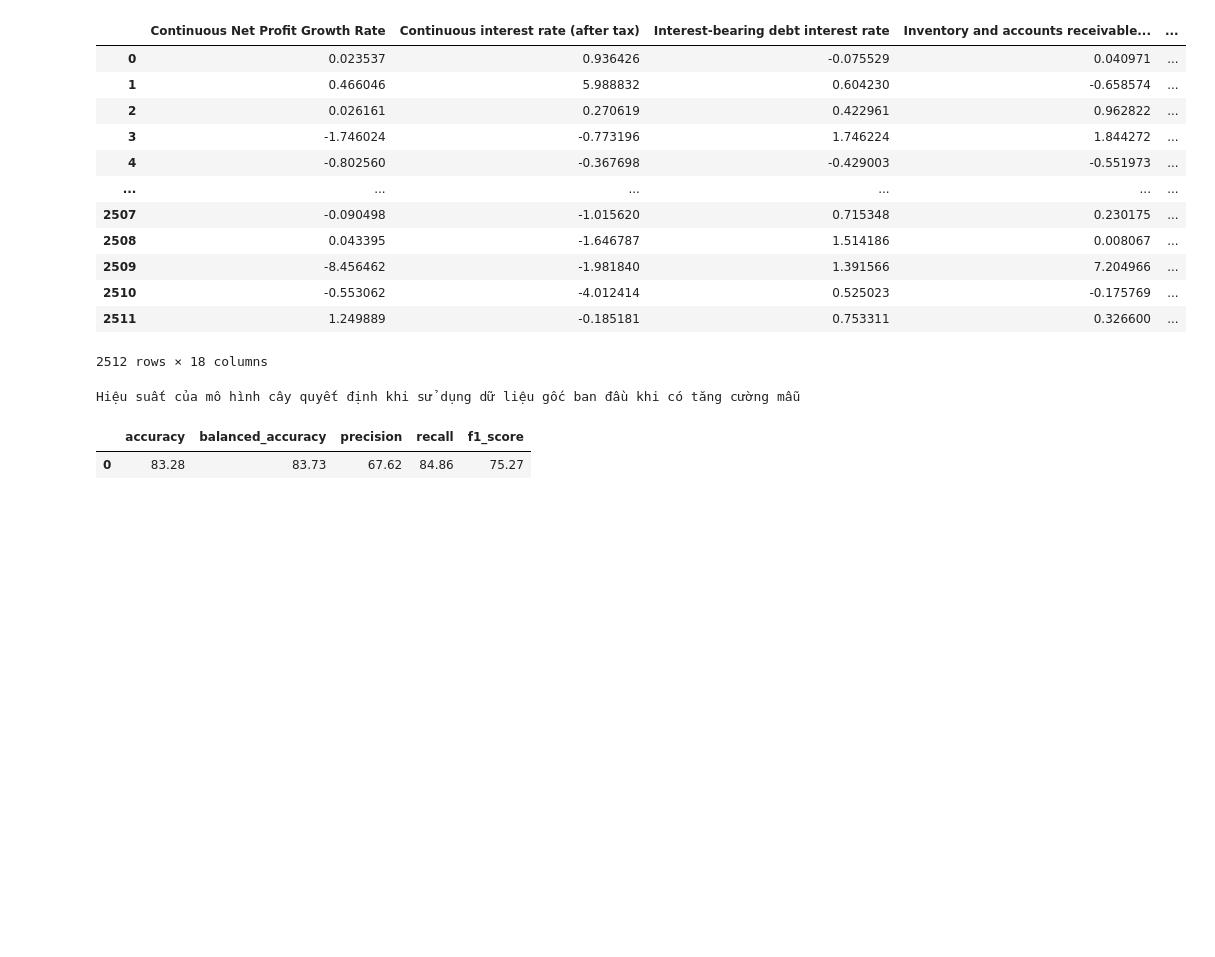
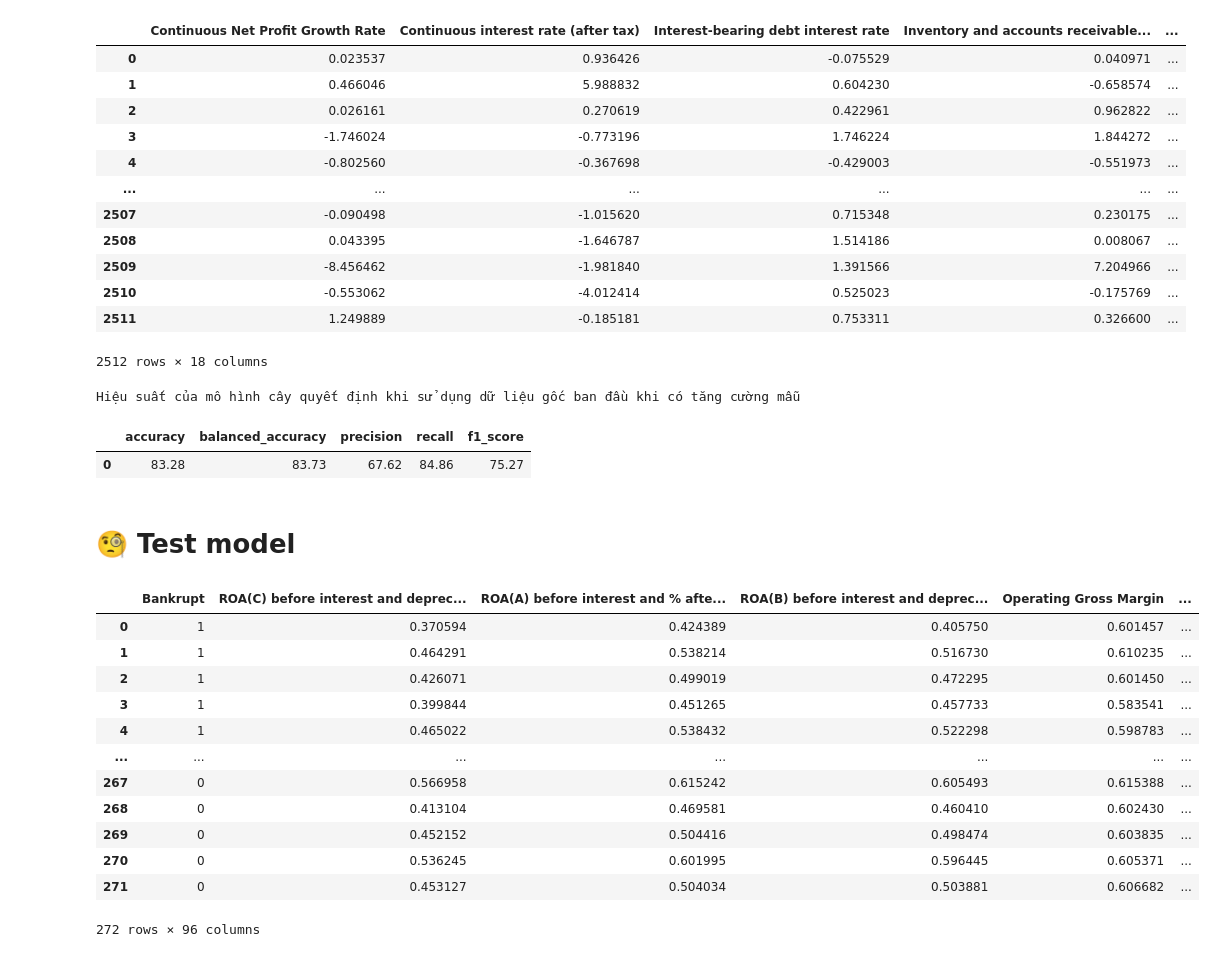
Before and after one commit to vovantri123/CK_Python, a Jupyter notebook: CK.ipynb, the cells around one changed output. Drawn from its saved outputs; the diff is of its cells as text; code cells hidden in the pictures; blank space fills up the shorter version.

```diff
--- a/CK.ipynb
+++ b/CK.ipynb
@@ -139,6 +139,7 @@ from imblearn.combine import SMOTEENN, SMOTETomek
 import ppscore as pps
 
 np.random.seed(1)
+pd.set_option('display.max_columns', None)
 # %% [markdown]
 #### **Định Nghĩa Hàm Oversampling Và Tính Toán Hiệu Suất**
 # %%
@@ -1337,3 +1190,25 @@ display(result_perf)
 Hiệu suất của mô hình cây quyết định khi sử dụng dữ liệu gốc ban đầu khi có tăng cường mẫu
 |  | accuracy | balanced_accuracy | precision | recall | f1_score |
 | 0 | 83.28 | 83.73 | 67.62 | 84.86 | 75.27 |
+# %% [markdown]
+# **🧐 Test model**
+# %%
+test_df = pd.read_excel("./test.xlsx")
+test_df.rename(columns=lambda x: x.strip(), inplace=True)
+test_df.rename(columns={'Bankrupt?': 'Bankrupt'},inplace = True)
+# %%
+test_df
+# %% [output]
+|  | Bankrupt | ROA(C) before interest and deprec... | ROA(A) before interest and % afte... | ROA(B) before interest and deprec... | Operating Gross Margin | ... |
+| 0 | 1 | 0.370594 | 0.424389 | 0.405750 | 0.601457 | ... |
+| 1 | 1 | 0.464291 | 0.538214 | 0.516730 | 0.610235 | ... |
+| 2 | 1 | 0.426071 | 0.499019 | 0.472295 | 0.601450 | ... |
+| 3 | 1 | 0.399844 | 0.451265 | 0.457733 | 0.583541 | ... |
+| 4 | 1 | 0.465022 | 0.538432 | 0.522298 | 0.598783 | ... |
+| ... | ... | ... | ... | ... | ... | ... |
+| 267 | 0 | 0.566958 | 0.615242 | 0.605493 | 0.615388 | ... |
+| 268 | 0 | 0.413104 | 0.469581 | 0.460410 | 0.602430 | ... |
+| 269 | 0 | 0.452152 | 0.504416 | 0.498474 | 0.603835 | ... |
+| 270 | 0 | 0.536245 | 0.601995 | 0.596445 | 0.605371 | ... |
+| 271 | 0 | 0.453127 | 0.504034 | 0.503881 | 0.606682 | ... |
+272 rows × 96 columns
```
Also changed, not shown: parts of 28 cells of this notebook, 1 other file.
